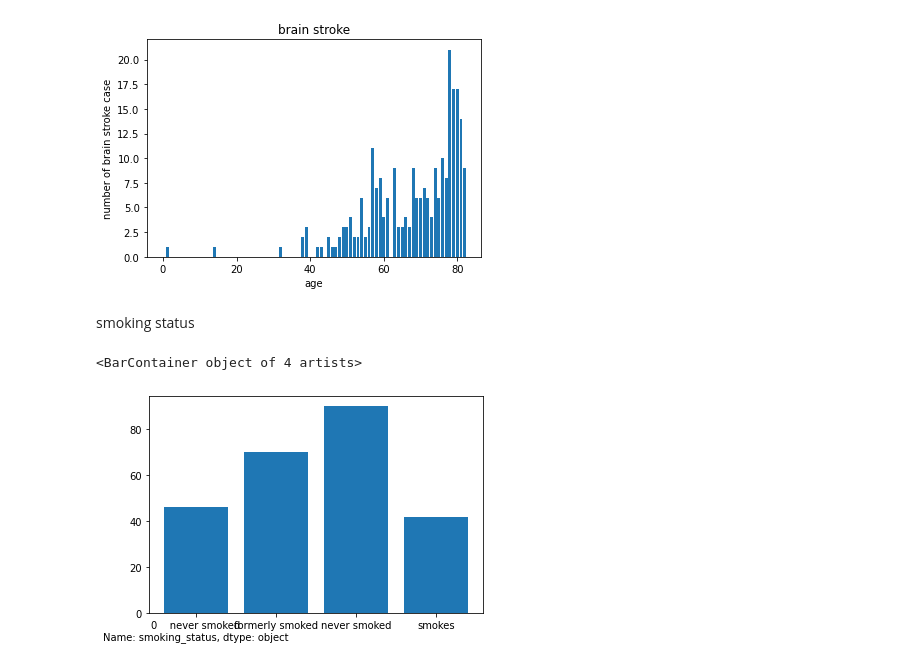
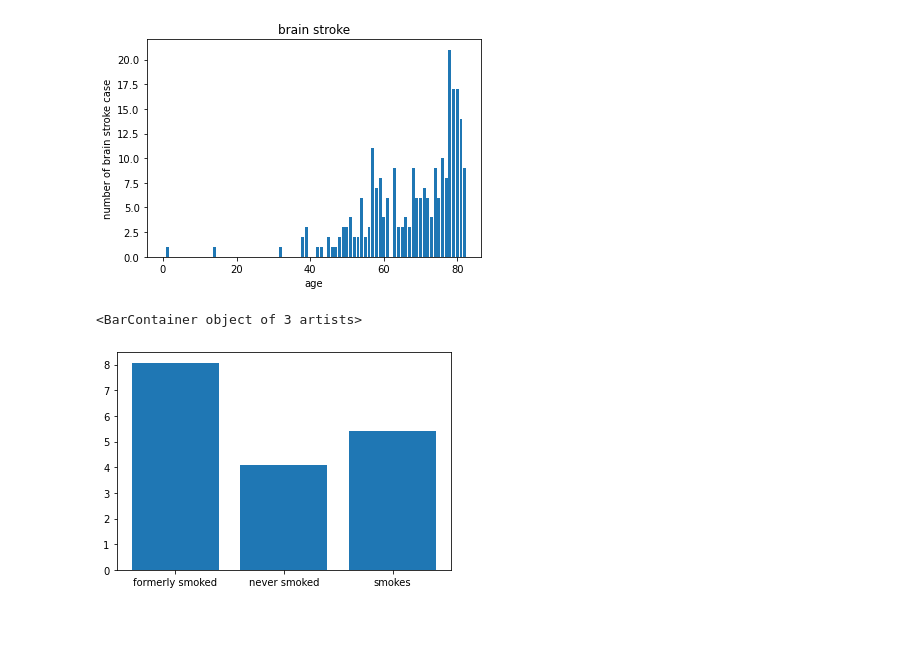
Before and after one commit to ISLAH-Hamza/brain_stroke, a Jupyter notebook: analyse.ipynb, the cells around one changed output. Drawn from its saved outputs; the diff is of its cells as text; code cells hidden in the pictures; blank space fills up the shorter version.

```diff
--- a/analyse.ipynb
+++ b/analyse.ipynb
@@ -39,7 +42,8 @@ smoking_status ['formerly smoked' 'never smoked' 'smokes' 'Unknown']
 we see here that the column smoking_status contains messing values as  <font color='red'>"Unknown</font> values
 # %%
 BrainS.loc[BrainS['age']<10]=BrainS.loc[BrainS['age']<10].replace('Unknown','never smoked')
-BrainS=BrainS.replace('Unknown',str(BrainS['smoking_status'].mode()))
+mode=BrainS['smoking_status'].mode()[0]
+BrainS=BrainS.replace('Unknown',mode)
 # %%
 sum(BrainS['smoking_status']=='Unknown')
 # %% [output]
@@ -74,11 +74,9 @@ ax.set_ylabel('number of brain stroke case')
 plt.show()
 # %% [output]
 [figure]
-# %% [markdown]
-smoking status
 # %%
-result=BrainS.groupby('smoking_status').sum()
+result=100*BrainS.groupby('smoking_status').sum()/BrainS.groupby('smoking_status').count()
 plt.bar(result.index,result['stroke'])
 # %% [output]
-<BarContainer object of 4 artists>
+<BarContainer object of 3 artists>
-[figure, old version]
+[figure, new version]
```
Also changed, not shown: parts of 9 cells of this notebook.
